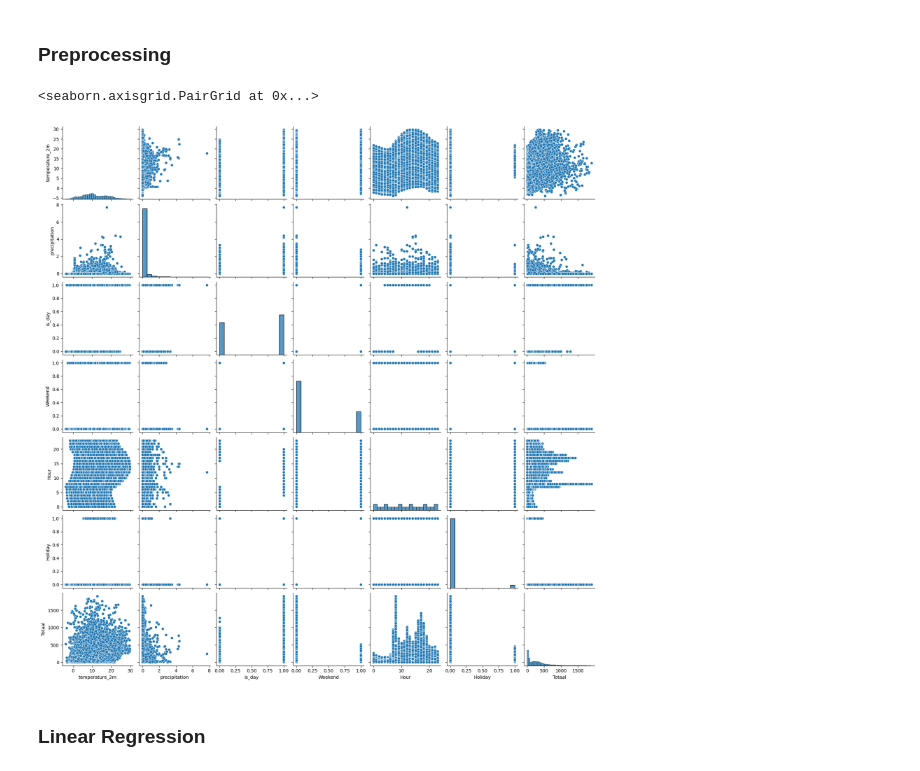
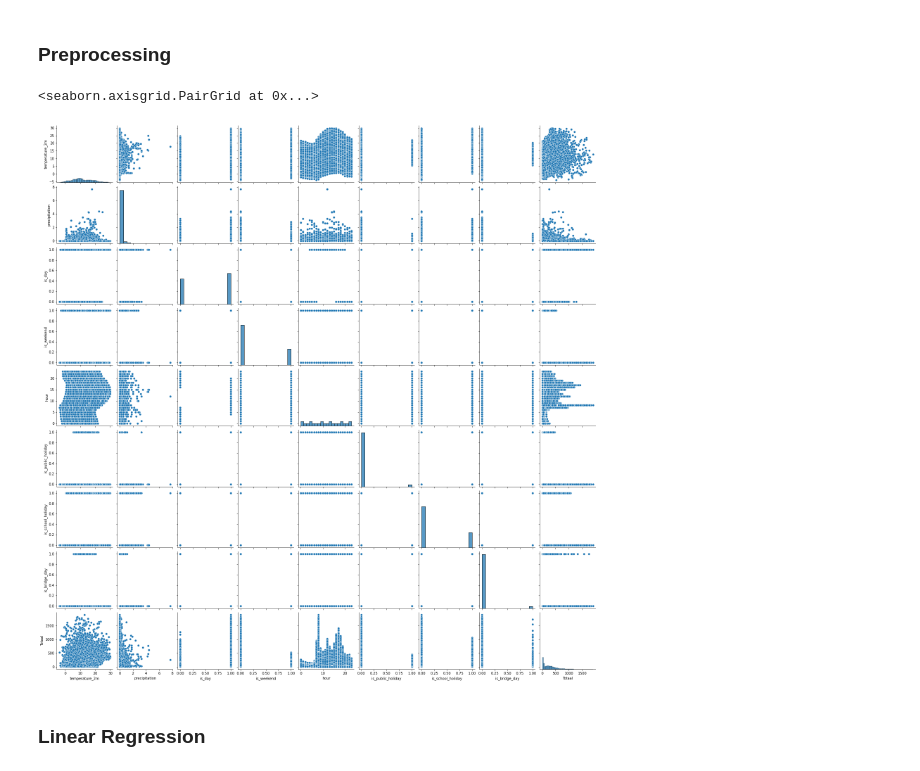
Before and after one commit to Lucmeister55/MLLS_Project1, a Jupyter notebook: project-1-starter-notebook.ipynb, the cells around one changed output. Saved outputs shown, nothing was run; the diff lists cells and outputs as text; code cells hidden in the pictures.

```diff
--- a/project-1-starter-notebook.ipynb
+++ b/project-1-starter-notebook.ipynb
@@ -50,10 +54,15 @@ SyntaxError: invalid syntax (5598603.py, line 3)
+# %%
+import datetime
+school_holidays = {}
+for index, row in school_holidays_data.iterrows():
+    school_holidays[row['name']] = [datetime.datetime.strptime(row['start'], '%Y-%m-%d'), datetime.datetime.strptime(row['end'], '%Y-%m-%d')]
 # %% [markdown]
 The weather data downloaded from open meteo carries times in a slightly different format than the bicycle counter data.
 Note that you are encouraged to create and download your own weather data with more features.
 The following code converts this data:
 # %%
-import datetime
 import holidays
+from datetime import timedelta
 
 weather_data = weather_rawdata.copy()
 weather_data["Date_hour"] = weather_data["time"].str.split(':', expand = True)[0]
@@ -65,8 +74,18 @@ weather_data['is_school_hours'] = ((date_time.dt.hour >= 8) & (date_time.dt.hour
 weather_data['is_weekend'] = (weather_data['weekday'].isin(["Saturday", "Sunday"])).astype(int)
 belgian_holidays = holidays.Belgium(years=2023)
 weather_data['is_public_holiday'] = (date_time.dt.date.isin(belgian_holidays)).astype(int)
-#weather_data['is_bridge_day'] =
-weather_data["is_school_holiday"] =
+weather_data['next_day'] = date_time + timedelta(days=1)
+weather_data['prev_day'] = date_time - timedelta(days=1)
+weather_data['is_bridge_day'] = (weather_data['weekday'].isin(["Monday", "Friday"]) & weather_data['next_day'].dt.date.isin(belgian_holidays) | weather_data['prev_day'].dt.date.isin(belgian_holidays)).astype(int)
+is_school_holiday = [0] * len(date_time)
+for i, check_date in enumerate(date_time):
+    for holiday, date_range in school_holidays.items():
+        start_date = date_range[0]
+        end_date = date_range[1]
+        if start_date <= check_date <= end_date:
+            is_school_holiday[i] = 1
+weather_data["is_school_holiday"] = is_school_holiday
+
 
 weather_data.columns = weather_data.columns.str.split(' ').str[0]
 weather_data.head()
@@ -87,6 +99,6 @@ TypeError: unsupported operand type(s) for &: 'float' and 'float'
 # %%
 
-dummies = pd.get_dummies(weather_data.Weekday)
+dummies = pd.get_dummies(weather_data.weekday)
 dummies.head()
 # %% [output]
 |  | Friday | Monday | Saturday | Sunday | Thursday | Tuesday | Wednesday |
@@ -201,11 +209,11 @@ X_test = gtest_data.loc[:, features]
 # %%
 import seaborn as sns
 
-plot_features = ['temperature_2m', 'precipitation', 'is_day', 'is_weekend', 'hour', 'is_public_holiday']
+plot_features = ['temperature_2m', 'precipitation', 'is_day', 'is_weekend', 'hour', 'is_public_holiday', 'is_school_holiday', 'is_bridge_day']
 sns.pairplot(gold_data.loc[:,plot_features + ['Totaal']])
 # %% [output]
 <seaborn.axisgrid.PairGrid at 0x...>
-[figure, old version]
+[figure, new version]
 # %%
 # Function to compute MSE
 def compute_MSE(y_true, y_predicted):
```
Also changed, not shown: parts of 16 cells of this notebook, 5 other files.
